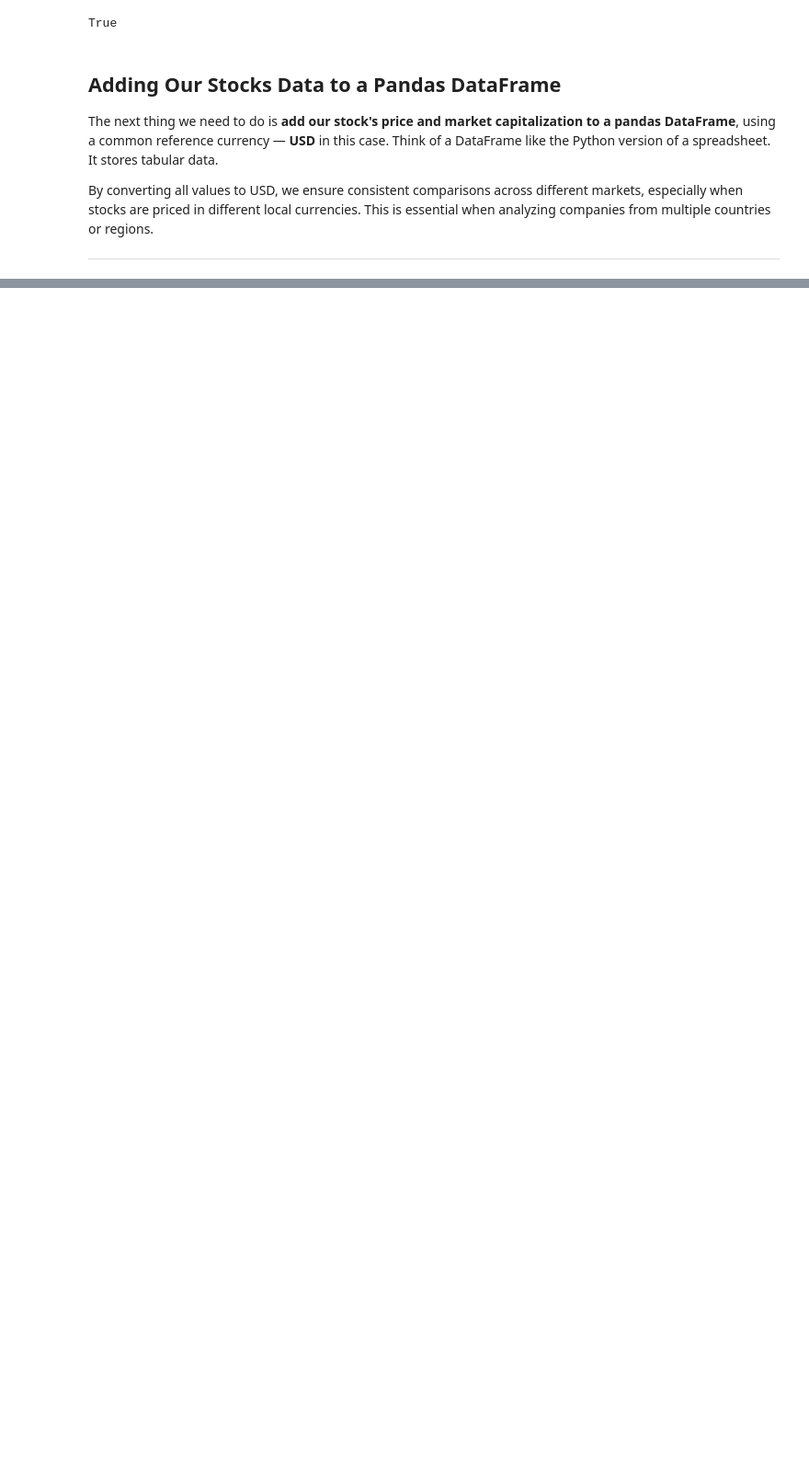
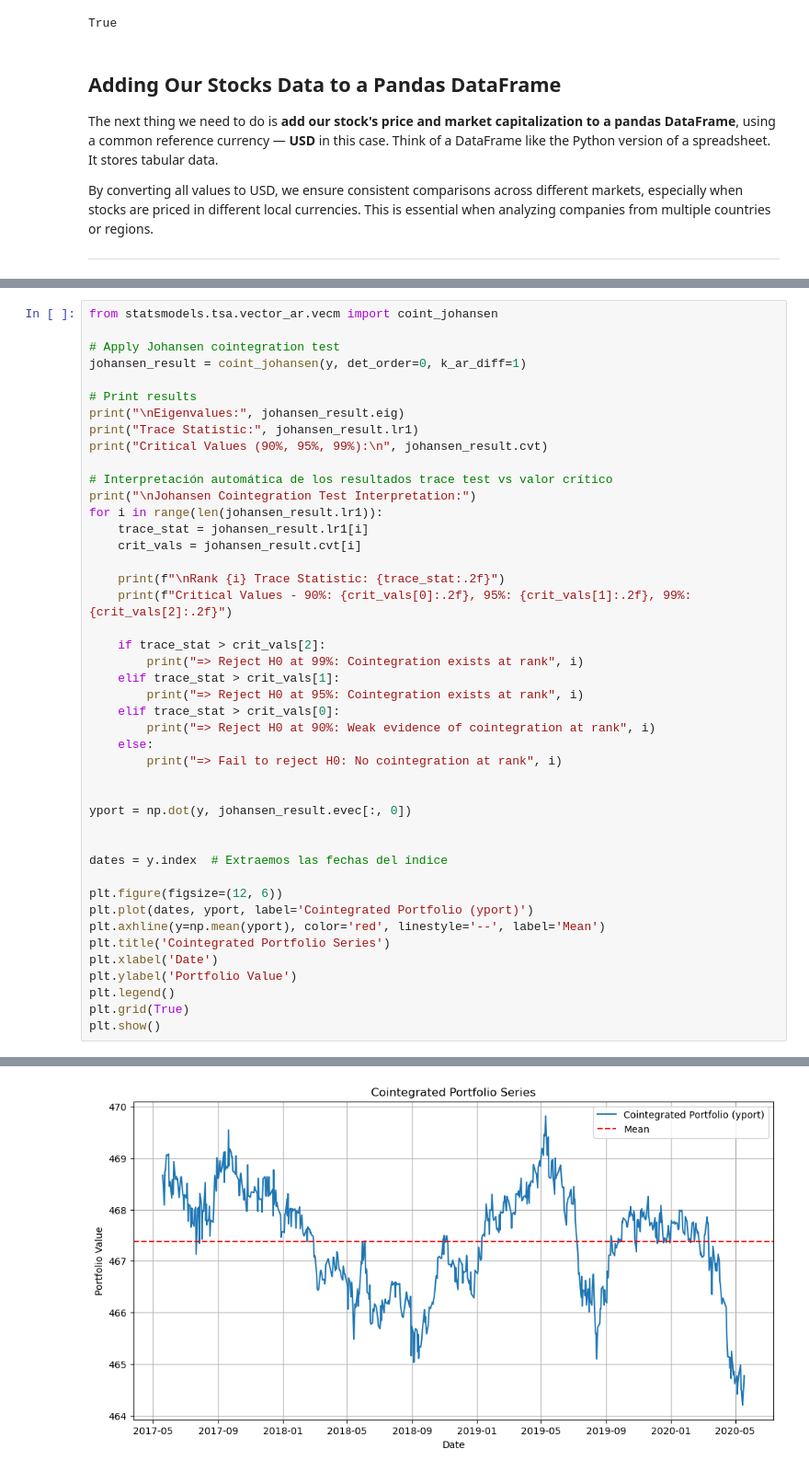
Before and after one commit to spinortechnologies/spinortechnologies, a Jupyter notebook: Learn Development Algorithmic Strategy.ipynb, the cells around one changed output, grey strips where cells are left out. Shown: that part at 92% size. Saved outputs shown, nothing was run; the diff lists cells and outputs as text; blank space fills up the shorter version.

```diff
--- a/Learn Development Algorithmic Strategy.ipynb
+++ b/Learn Development Algorithmic Strategy.ipynb
@@ -731,0 +710,45 @@ Index: []
+# %%
+from statsmodels.tsa.vector_ar.vecm import coint_johansen
+
+# Apply Johansen cointegration test
+johansen_result = coint_johansen(y, det_order=0, k_ar_diff=1)
+
+# Print results
+print("\nEigenvalues:", johansen_result.eig)
+print("Trace Statistic:", johansen_result.lr1)
+print("Critical Values (90%, 95%, 99%):\n", johansen_result.cvt)
+
+# Interpretación automática de los resultados trace test vs valor crítico
+print("\nJohansen Cointegration Test Interpretation:")
+for i in range(len(johansen_result.lr1)):
+    trace_stat = johansen_result.lr1[i]
+    crit_vals = johansen_result.cvt[i]
+
+    print(f"\nRank {i} Trace Statistic: {trace_stat:.2f}")
+    print(f"Critical Values - 90%: {crit_vals[0]:.2f}, 95%: {crit_vals[1]:.2f}, 99%: {crit_vals[2]:.2f}")
+
+    if trace_stat > crit_vals[2]:
+        print("=> Reject H0 at 99%: Cointegration exists at rank", i)
+    elif trace_stat > crit_vals[1]:
+        print("=> Reject H0 at 95%: Cointegration exists at rank", i)
+    elif trace_stat > crit_vals[0]:
+        print("=> Reject H0 at 90%: Weak evidence of cointegration at rank", i)
+    else:
+        print("=> Fail to reject H0: No cointegration at rank", i)
+
+
+yport = np.dot(y, johansen_result.evec[:, 0])
+
+
+dates = y.index  # Extraemos las fechas del índice
+
+plt.figure(figsize=(12, 6))
+plt.plot(dates, yport, label='Cointegrated Portfolio (yport)')
+plt.axhline(y=np.mean(yport), color='red', linestyle='--', label='Mean')
+plt.title('Cointegrated Portfolio Series')
+plt.xlabel('Date')
+plt.ylabel('Portfolio Value')
+plt.legend()
+plt.grid(True)
+plt.show()
+# %% [output]
@@ -731,0 +775 @@ Index: []
+[figure, added]
```
Also changed, not shown: parts of 19 cells of this notebook, 1 other file.
